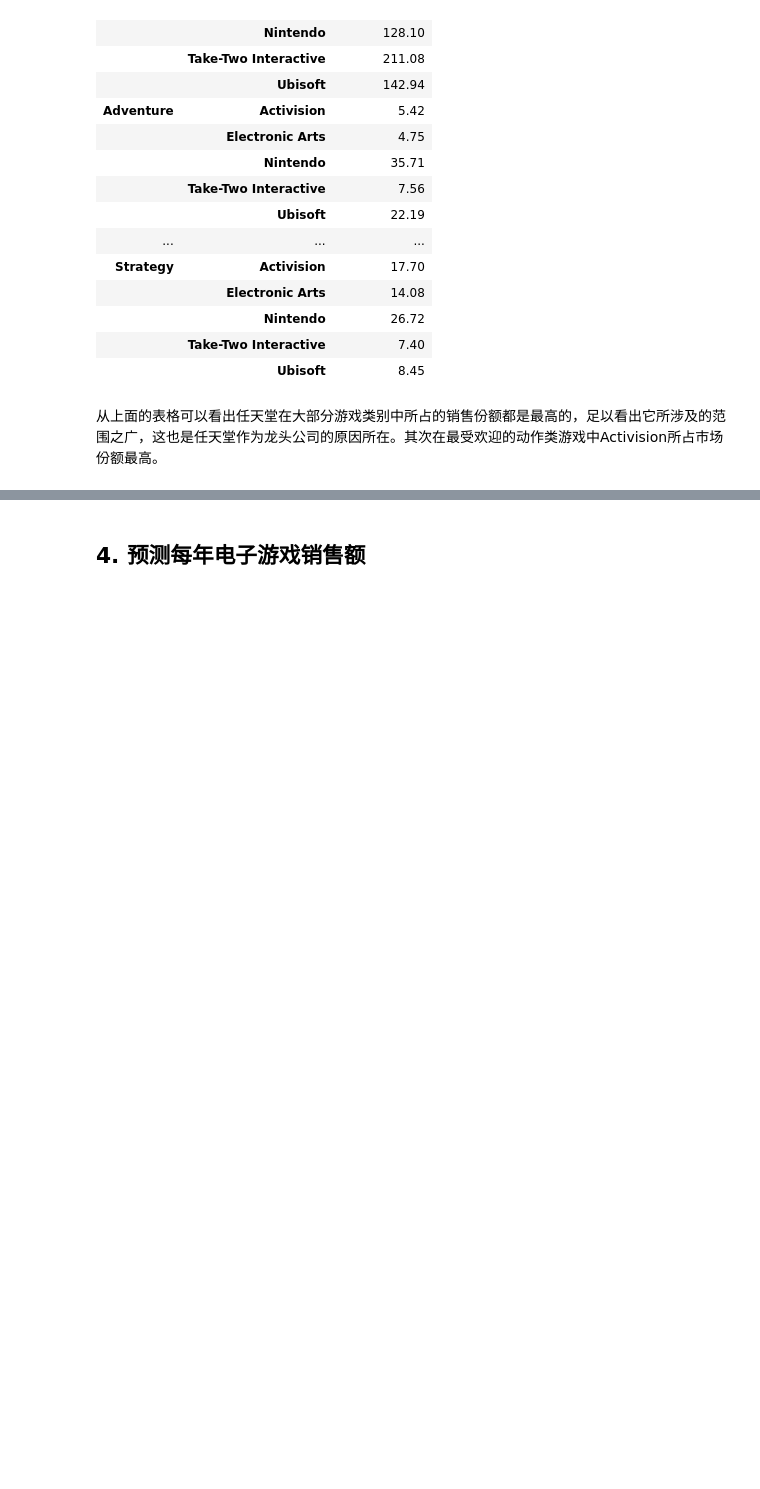
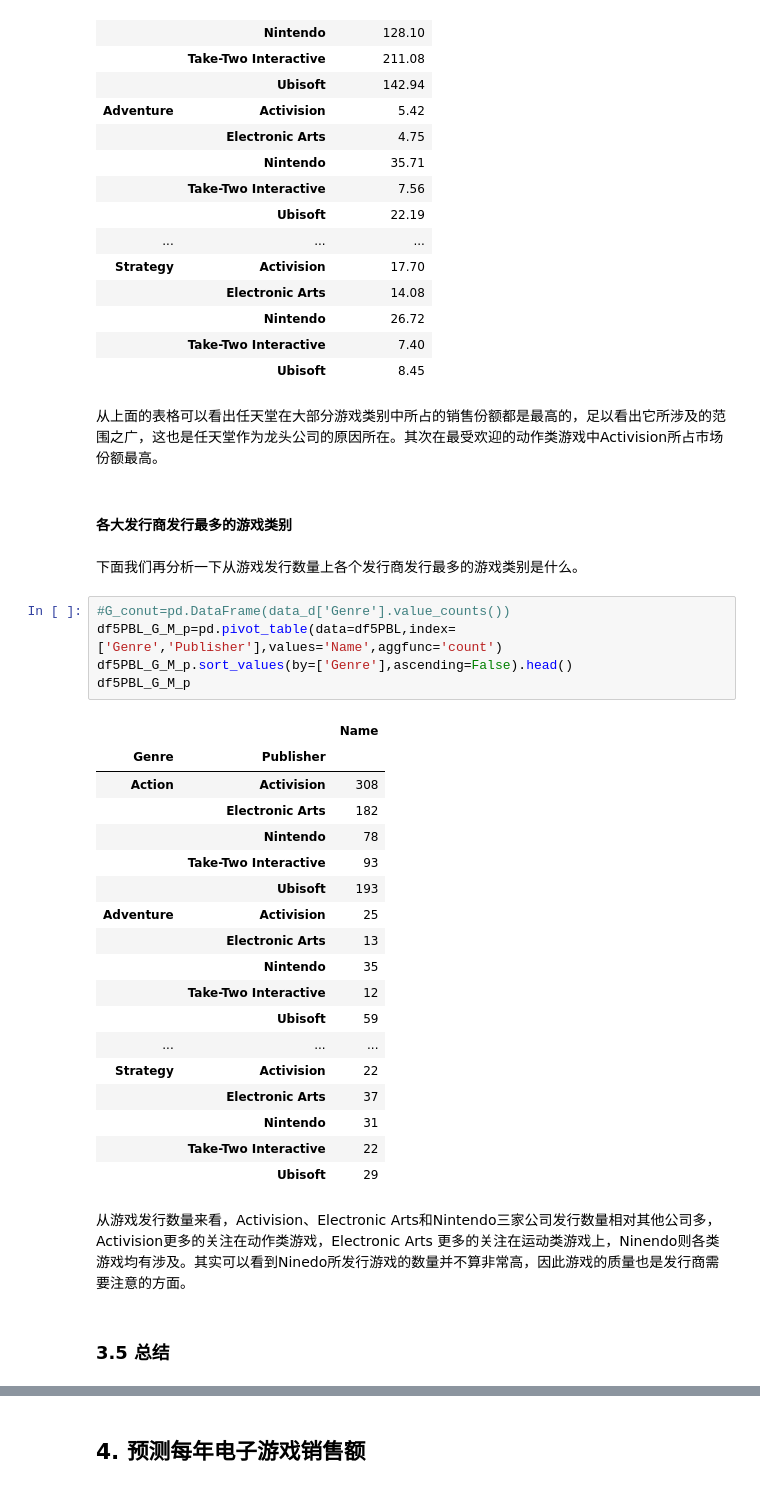
Before and after one commit to zzsynl126/data_mining_3, a Jupyter notebook: homework_3.ipynb, the cells around one changed output, grey strips where cells are left out. Drawn from its saved outputs; the diff is of its cells as text; blank space fills up the shorter version.

```diff
--- a/homework_3.ipynb
+++ b/homework_3.ipynb
@@ -593,3 +617,36 @@ df5PBL_G_M_p
 |  | Ubisoft | 8.45 |
 # %% [markdown]
 从上面的表格可以看出任天堂在大部分游戏类别中所占的销售份额都是最高的，足以看出它所涉及的范围之广，这也是任天堂作为龙头公司的原因所在。其次在最受欢迎的动作类游戏中Activision所占市场份额最高。
+# %% [markdown]
+#### 各大发行商发行最多的游戏类别
+# %% [markdown]
+下面我们再分析一下从游戏发行数量上各个发行商发行最多的游戏类别是什么。
+# %%
+#G_conut=pd.DataFrame(data_d['Genre'].value_counts())
+df5PBL_G_M_p=pd.pivot_table(data=df5PBL,index=['Genre','Publisher'],values='Name',aggfunc='count')
+df5PBL_G_M_p.sort_values(by=['Genre'],ascending=False).head()
+df5PBL_G_M_p
+# %% [output]
+|  |  | Name |
+| Genre | Publisher |  |
+| Action | Activision | 308 |
+|  | Electronic Arts | 182 |
+|  | Nintendo | 78 |
+|  | Take-Two Interactive | 93 |
+|  | Ubisoft | 193 |
+| Adventure | Activision | 25 |
+|  | Electronic Arts | 13 |
+|  | Nintendo | 35 |
+|  | Take-Two Interactive | 12 |
+|  | Ubisoft | 59 |
+| ... | ... | ... |
+| Strategy | Activision | 22 |
+|  | Electronic Arts | 37 |
+|  | Nintendo | 31 |
+|  | Take-Two Interactive | 22 |
+|  | Ubisoft | 29 |
+# %% [markdown]
+从游戏发行数量来看，Activision、Electronic Arts和Nintendo三家公司发行数量相对其他公司多，Activision更多的关注在动作类游戏，Electronic Arts
+更多的关注在运动类游戏上，Ninendo则各类游戏均有涉及。其实可以看到Ninedo所发行游戏的数量并不算非常高，因此游戏的质量也是发行商需要注意的方面。
+# %% [markdown]
+### 3.5 总结
```
Also changed, not shown: parts of 22 cells of this notebook, 1 other file.
